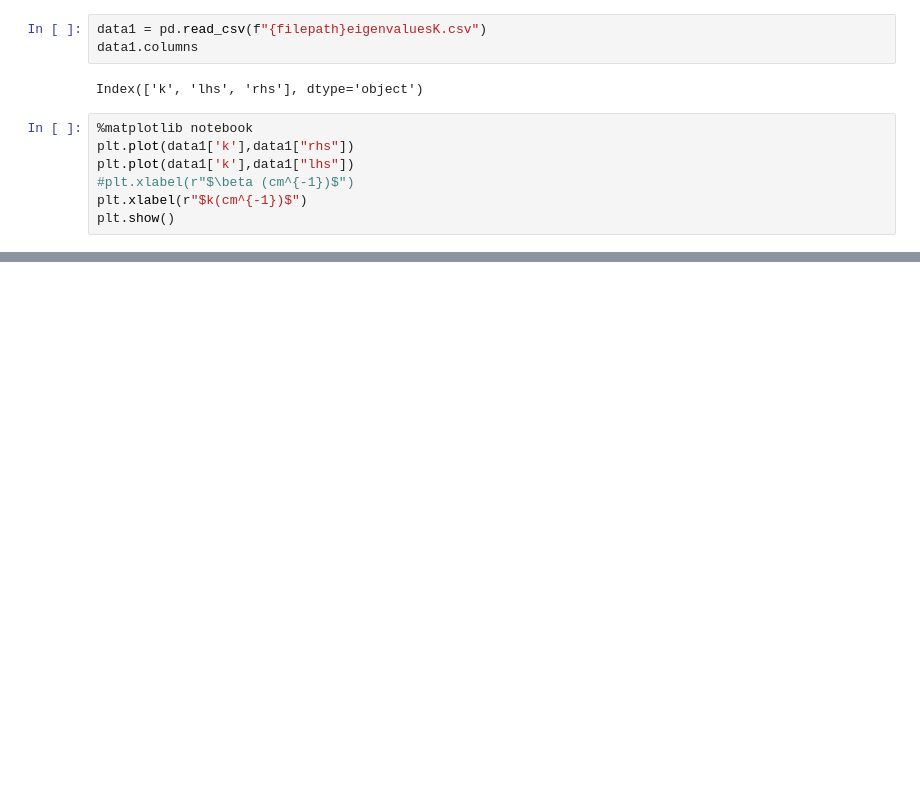
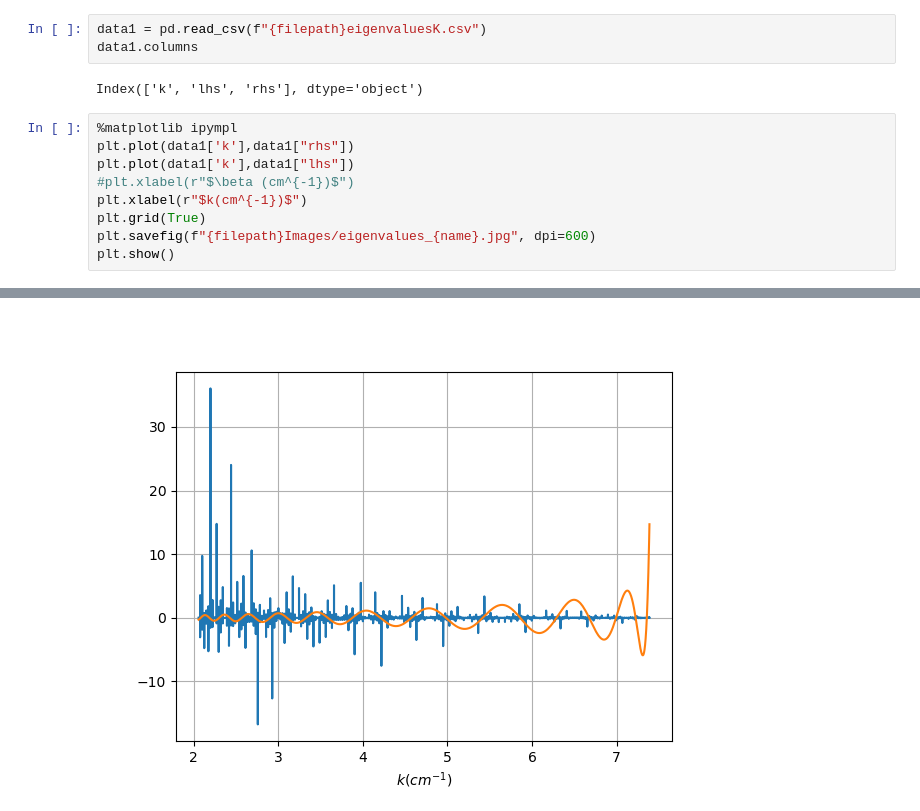
Before and after one commit to Lherrera094/Helicon-Waves, a Jupyter notebook: Analysis_pipeline/K_beta_plot.ipynb, the cells around one changed output, grey strips where cells are left out. Cells and saved outputs as stored; diff of their text form; blank space fills up the shorter version.

```diff
--- a/Analysis_pipeline/K_beta_plot.ipynb
+++ b/Analysis_pipeline/K_beta_plot.ipynb
@@ -31,10 +31,12 @@ data1.columns
 # %% [output]
 Index(['k', 'lhs', 'rhs'], dtype='object')
 # %%
-%matplotlib notebook
+%matplotlib ipympl
 plt.plot(data1['k'],data1["rhs"])
 plt.plot(data1['k'],data1["lhs"])
 #plt.xlabel(r"$\beta (cm^{-1})$")
 plt.xlabel(r"$k(cm^{-1})$")
+plt.grid(True)
+plt.savefig(f"{filepath}Images/eigenvalues_{name}.jpg", dpi=600)
 plt.show()
 # %% [output]
@@ -42,0 +43 @@ plt.show()
+[figure, added]
```
Also changed, not shown: parts of 5 cells of this notebook, 1 other file.
